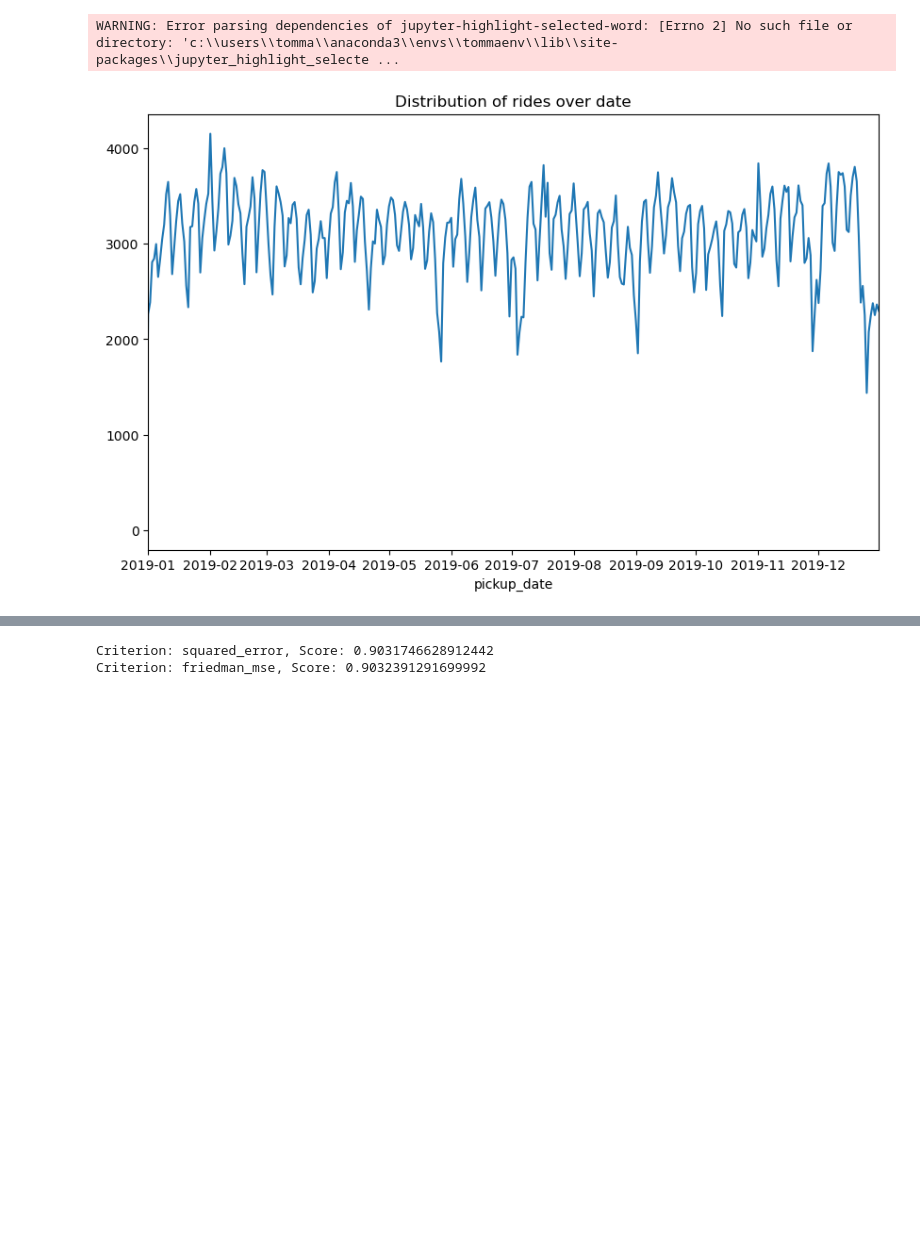
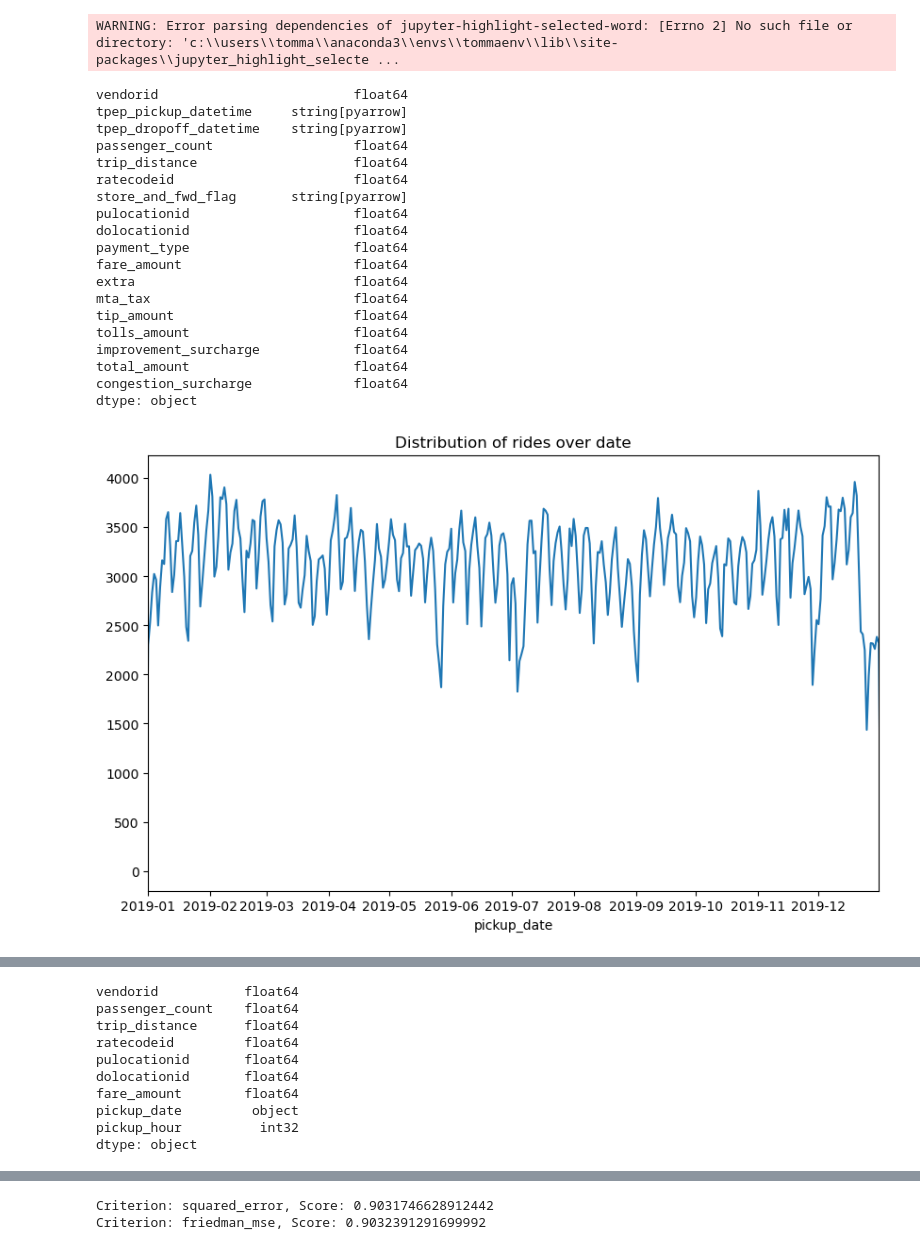
Before and after one commit to BrembillaNiccolo/MLFinalProjectUIC, a Jupyter notebook: RegressionModels.ipynb, the cells around one changed output, grey strips where cells are left out. Saved outputs shown, nothing was run; the diff lists cells and outputs as text; code cells hidden in the pictures; blank space fills up the shorter version.

```diff
--- a/RegressionModels.ipynb
+++ b/RegressionModels.ipynb
@@ -39,11 +39,14 @@ import dask.dataframe as dd
 import sklearn as skl
 from sklearn.decomposition import PCA
 # %%
-dataset = 'Datasets/2019new.csv'
+dataset = 'Datasets/Small_dataset.parquet'
+
 
 if os.path.exists(dataset):
     # Load the CSV using dask for parallel processing
-    df = dd.read_csv(dataset).compute()
+    df = dd.read_parquet(dataset).compute()
+
+    print(df.dtypes)
 
     # If 'congestion_surcharge' column has NaNs, set them to 0
     df['congestion_surcharge'] = df['congestion_surcharge'].fillna(0)
@@ -58,35 +61,66 @@ if os.path.exists(dataset):
     df = df.drop(['tolls_amount'], axis=1)
     df = df.drop(['improvement_surcharge'], axis=1)
     df = df.drop(['congestion_surcharge'], axis=1)
     df = df.drop(['store_and_fwd_flag'], axis=1)
     df = df.drop(['payment_type'], axis=1)
     df = df[df['fare_amount'] > 0]
     df = df[df['fare_amount'] <= 50]
 
     # Convert 'tpep_pickup_datetime' to datetime and extract date and hour
     df['tpep_pickup_datetime'] = pd.to_datetime(df['tpep_pickup_datetime'])
     df['pickup_date'] = df['tpep_pickup_datetime'].dt.date
     df['pickup_hour'] = df['tpep_pickup_datetime'].dt.hour
 
     # Drop unneeded columns
     df = df.drop(['tpep_pickup_datetime', 'tpep_dropoff_datetime'], axis=1)
 
     # Plotting distribution of rides over date
     plt.figure(figsize=(10, 6))
     df['pickup_date'].value_counts().sort_index().plot().set_xlim(pd.Timestamp('2019-01-01'), pd.Timestamp('2019-12-31'))
     plt.title('Distribution of rides over date')
     plt.show()
 
     # Plotting distribution of rides over hour of the day
     plt.figure(figsize=(10, 6))
     df['pickup_hour'].value_counts().sort_index().plot()
     plt.title('Distribution of rides over hour of the day')
     plt.show()
+
+    print(df.dtypes)
 else:
     print("Dataset not found")
 # %% [output]
+vendorid                         float64
+tpep_pickup_datetime     string[pyarrow]
+tpep_dropoff_datetime    string[pyarrow]
+passenger_count                  float64
+trip_distance                    float64
+ratecodeid                       float64
+store_and_fwd_flag       string[pyarrow]
+pulocationid                     float64
+dolocationid                     float64
+payment_type                     float64
+fare_amount                      float64
+extra                            float64
+mta_tax                          float64
+tip_amount                       float64
+tolls_amount                     float64
+improvement_surcharge            float64
+total_amount                     float64
+congestion_surcharge             float64
+dtype: object
-[figure, old version]
+[figure, new version]
 [figure]
+vendorid           float64
+passenger_count    float64
+trip_distance      float64
+ratecodeid         float64
+pulocationid       float64
+dolocationid       float64
+fare_amount        float64
+pickup_date         object
+pickup_hour          int32
+dtype: object
 # %%
 weather = pd.read_csv('Datasets/weather.csv')
 
```
Also changed, not shown: parts of 4 cells of this notebook, 2 other files.
